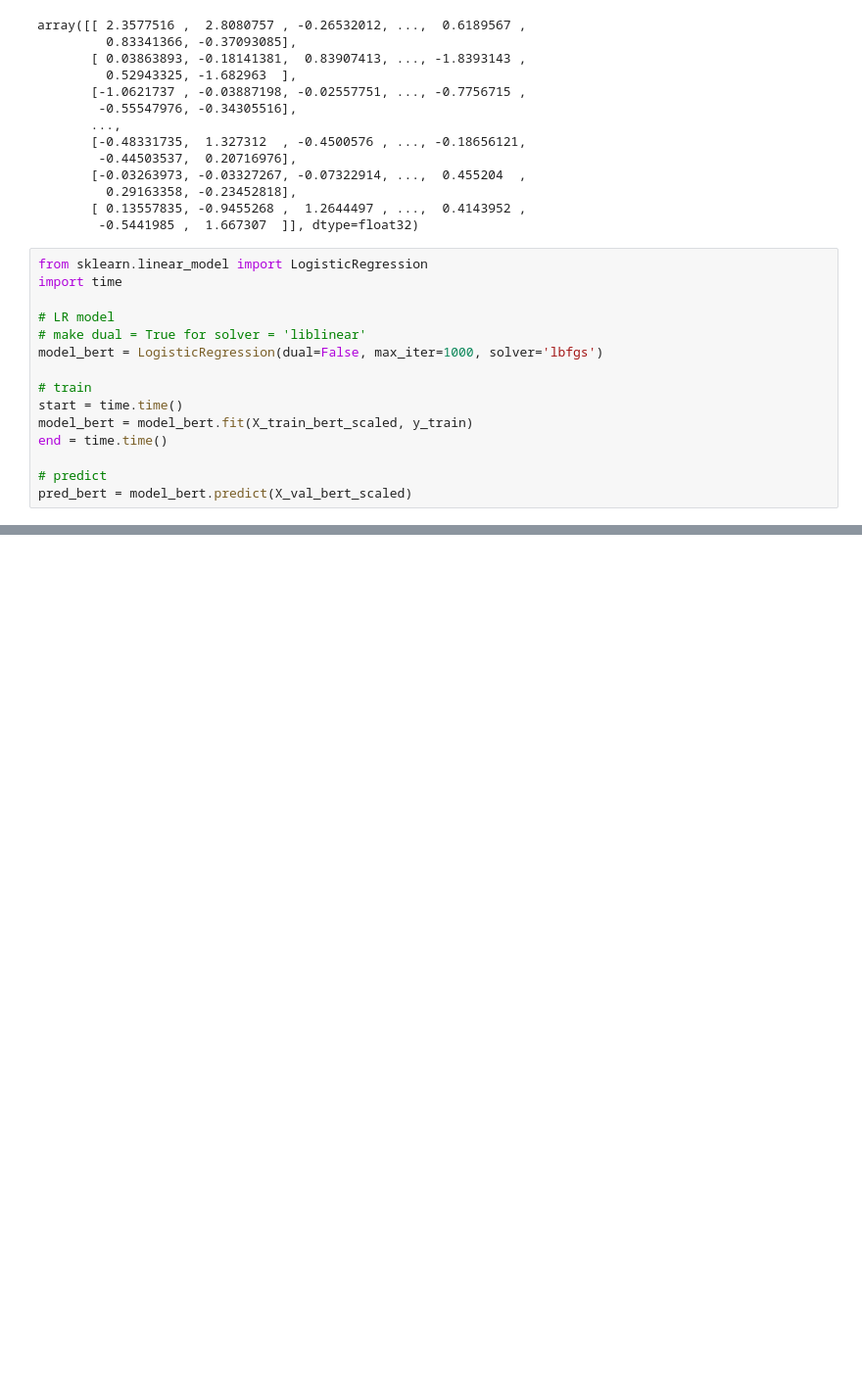
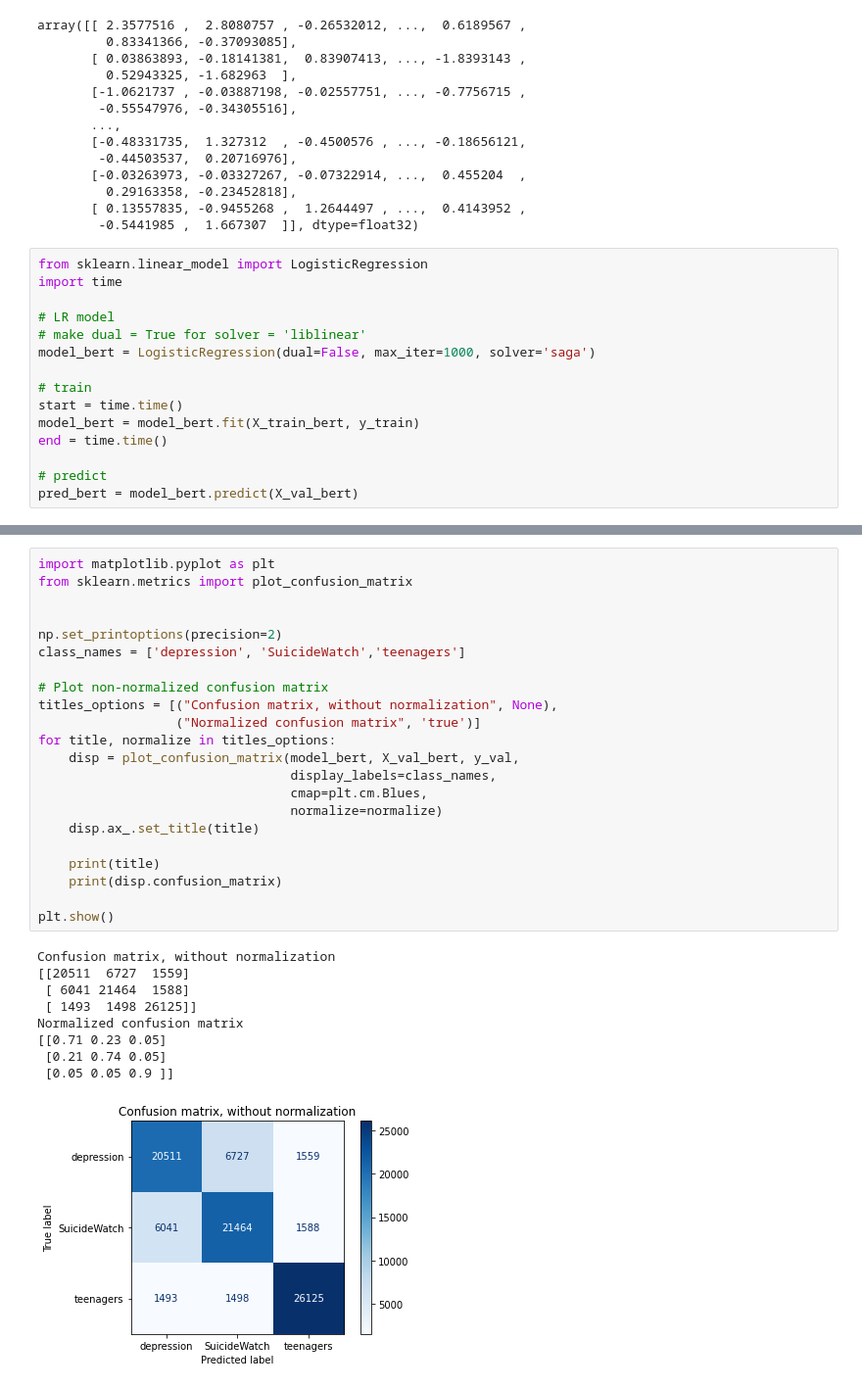
Before and after one commit to Sougotadayglo/DeepLearning_ProjectsUsingBert, a Jupyter notebook: SuicideAndDepressionDetection.ipynb, the cells around one changed output, grey strips where cells are left out. Shown: that part at 98% size. Saved outputs shown, nothing was run; the diff lists cells and outputs as text; blank space fills up the shorter version.

```diff
--- a/SuicideAndDepressionDetection.ipynb
+++ b/SuicideAndDepressionDetection.ipynb
@@ -443,15 +443,15 @@ import time
 
 # LR model
 # make dual = True for solver = 'liblinear'
-model_bert = LogisticRegression(dual=False, max_iter=1000, solver='lbfgs')
+model_bert = LogisticRegression(dual=False, max_iter=1000, solver='saga')
 
 # train
 start = time.time()
-model_bert = model_bert.fit(X_train_bert_scaled, y_train)
+model_bert = model_bert.fit(X_train_bert, y_train)
 end = time.time()
 
 # predict
-pred_bert = model_bert.predict(X_val_bert_scaled)
+pred_bert = model_bert.predict(X_val_bert)
 # %%
 from sklearn.metrics import accuracy_score
 
@@ -462,0 +469,32 @@ print(end-start)
+# %%
+import matplotlib.pyplot as plt
+from sklearn.metrics import plot_confusion_matrix
+
+
+np.set_printoptions(precision=2)
+class_names = ['depression', 'SuicideWatch','teenagers']
+
+# Plot non-normalized confusion matrix
+titles_options = [("Confusion matrix, without normalization", None),
+                  ("Normalized confusion matrix", 'true')]
+for title, normalize in titles_options:
+    disp = plot_confusion_matrix(model_bert, X_val_bert, y_val,
+                                 display_labels=class_names,
+                                 cmap=plt.cm.Blues,
+                                 normalize=normalize)
+    disp.ax_.set_title(title)
+
+    print(title)
+    print(disp.confusion_matrix)
+
+plt.show()
+# %% [output]
+Confusion matrix, without normalization
+[[20511  6727  1559]
+ [ 6041 21464  1588]
+ [ 1493  1498 26125]]
+Normalized confusion matrix
+[[0.71 0.23 0.05]
+ [0.21 0.74 0.05]
+ [0.05 0.05 0.9 ]]
+[figure, added]
```
Also changed, not shown: parts of 3 cells of this notebook.
